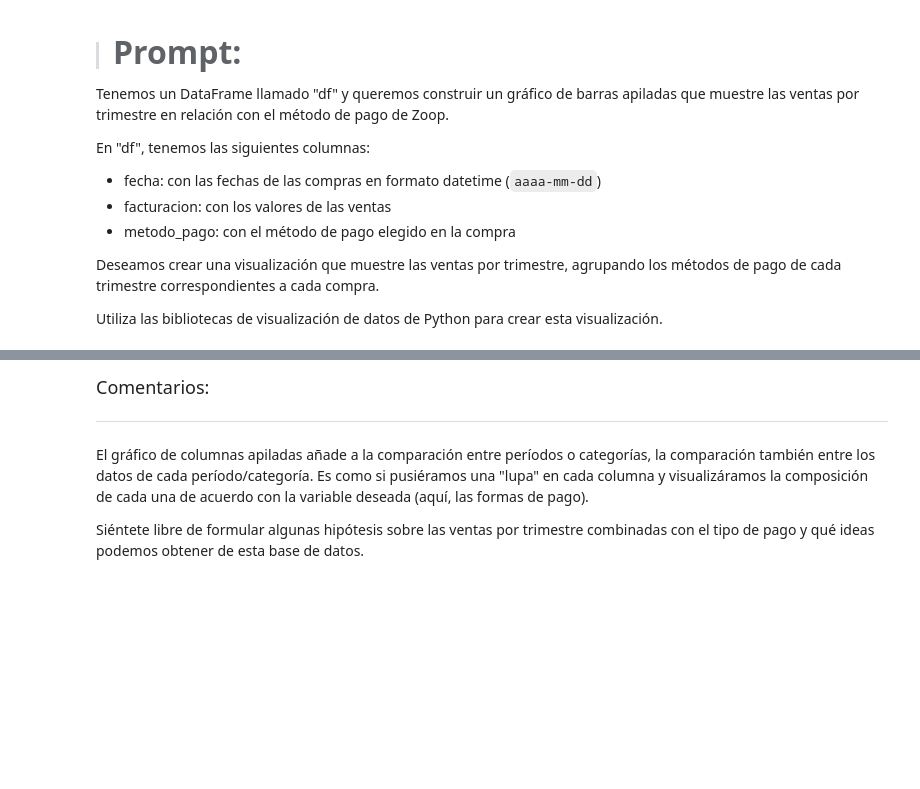
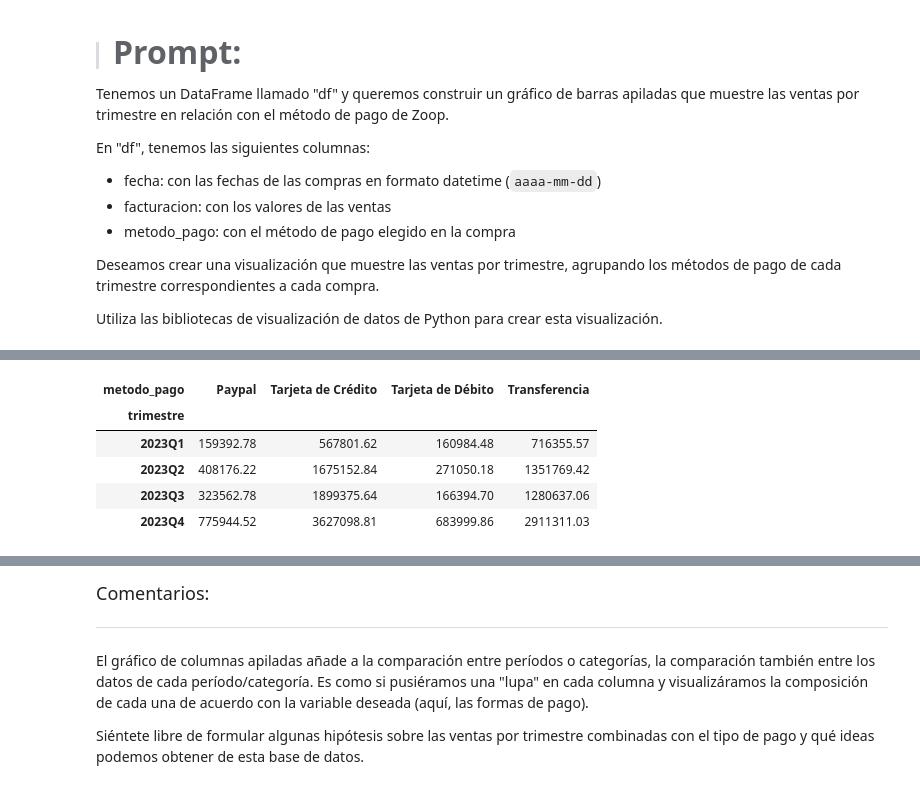
Before and after one commit to Nataliahfk/IA_aplicada_a_ciencia_de_datos, a Jupyter notebook: IA_aplicada_a_ciencia_de_datos.ipynb, the cells around one changed output, grey strips where cells are left out. Drawn from its saved outputs; the diff is of its cells as text; code cells hidden in the pictures; blank space fills up the shorter version.

```diff
--- a/IA_aplicada_a_ciencia_de_datos.ipynb
+++ b/IA_aplicada_a_ciencia_de_datos.ipynb
@@ -1154,0 +1184,11 @@ Utiliza las bibliotecas de visualización de datos de Python para crear esta vis
+# %%
+# Agrupar por trimestre y método de pago
+ventas_trimestrales = df_unificado.groupby(['trimestre', 'metodo_pago'])['facturacion'].sum().unstack()
+ventas_trimestrales
+# %% [output]
+| metodo_pago | Paypal | Tarjeta de Crédito | Tarjeta de Débito | Transferencia |
+| trimestre |  |  |  |  |
+| 2023Q1 | 159392.78 | 567801.62 | 160984.48 | 716355.57 |
+| 2023Q2 | 408176.22 | 1675152.84 | 271050.18 | 1351769.42 |
+| 2023Q3 | 323562.78 | 1899375.64 | 166394.70 | 1280637.06 |
+| 2023Q4 | 775944.52 | 3627098.81 | 683999.86 | 2911311.03 |
```
Also changed, not shown: parts of 2 cells of this notebook.
